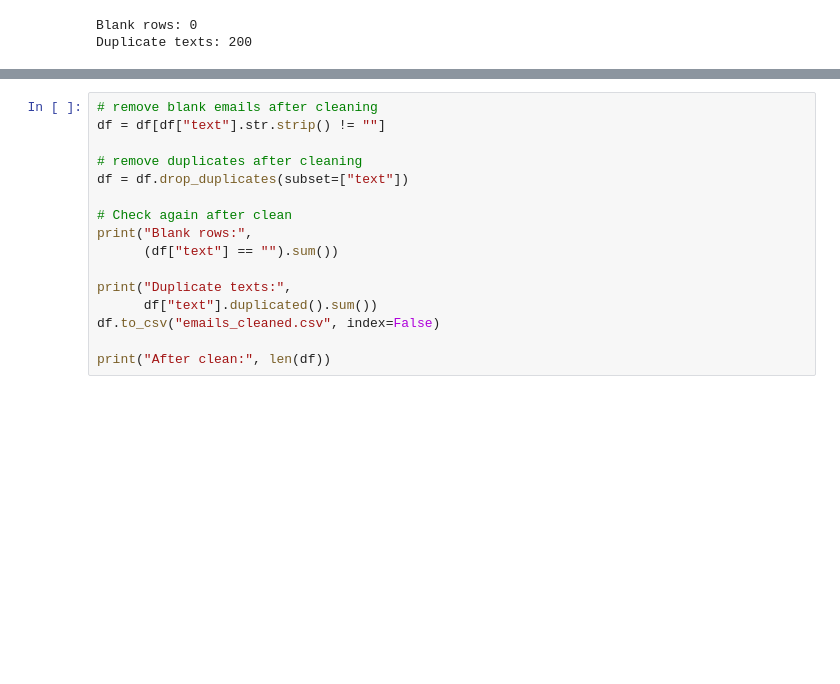
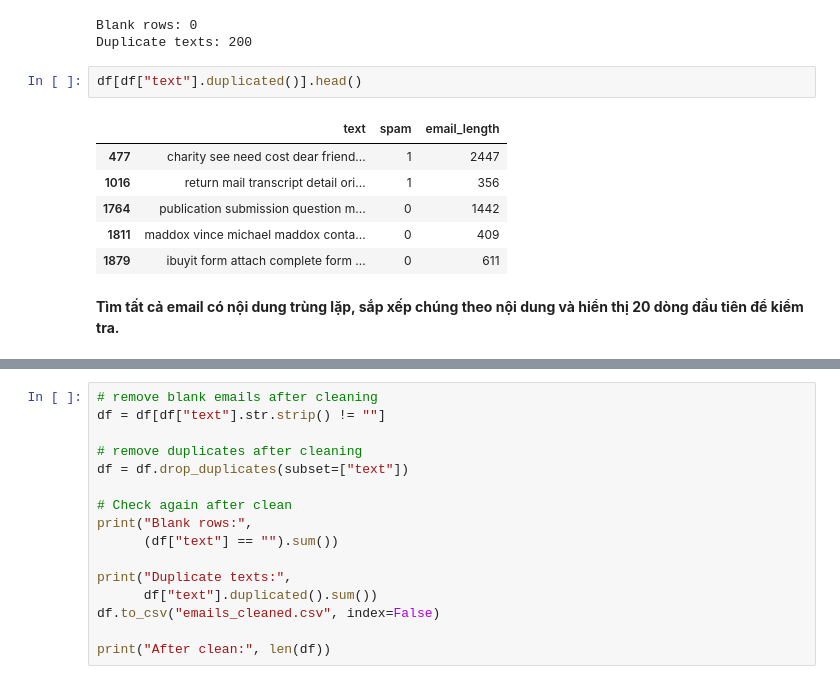
Before and after one commit to namph1377-sketch/Machine-Learning, a Jupyter notebook: Practice1/DATA/Dataset/Data_P1 (1).ipynb, the cells around one changed output, grey strips where cells are left out. Saved outputs shown, nothing was run; the diff lists cells and outputs as text; blank space fills up the shorter version.

```diff
--- a/Practice1/DATA/Dataset/Data_P1 (1).ipynb
+++ b/Practice1/DATA/Dataset/Data_P1 (1).ipynb
@@ -610,3 +667,14 @@ df.to_csv("emails_cleaned.csv", index=False)
 # %% [output]
 Blank rows: 0
 Duplicate texts: 200
+# %%
+df[df["text"].duplicated()].head()
+# %% [output]
+|  | text | spam | email_length |
+| 477 | charity see need cost dear friend... | 1 | 2447 |
+| 1016 | return mail transcript detail ori... | 1 | 356 |
+| 1764 | publication submission question m... | 0 | 1442 |
+| 1811 | maddox vince michael maddox conta... | 0 | 409 |
+| 1879 | ibuyit form attach complete form ... | 0 | 611 |
+# %% [markdown]
+**Tìm tất cả email có nội dung trùng lặp, sắp xếp chúng theo nội dung và hiển thị 20 dòng đầu tiên để kiểm tra.**
```
Also changed, not shown: parts of 8 cells of this notebook.
